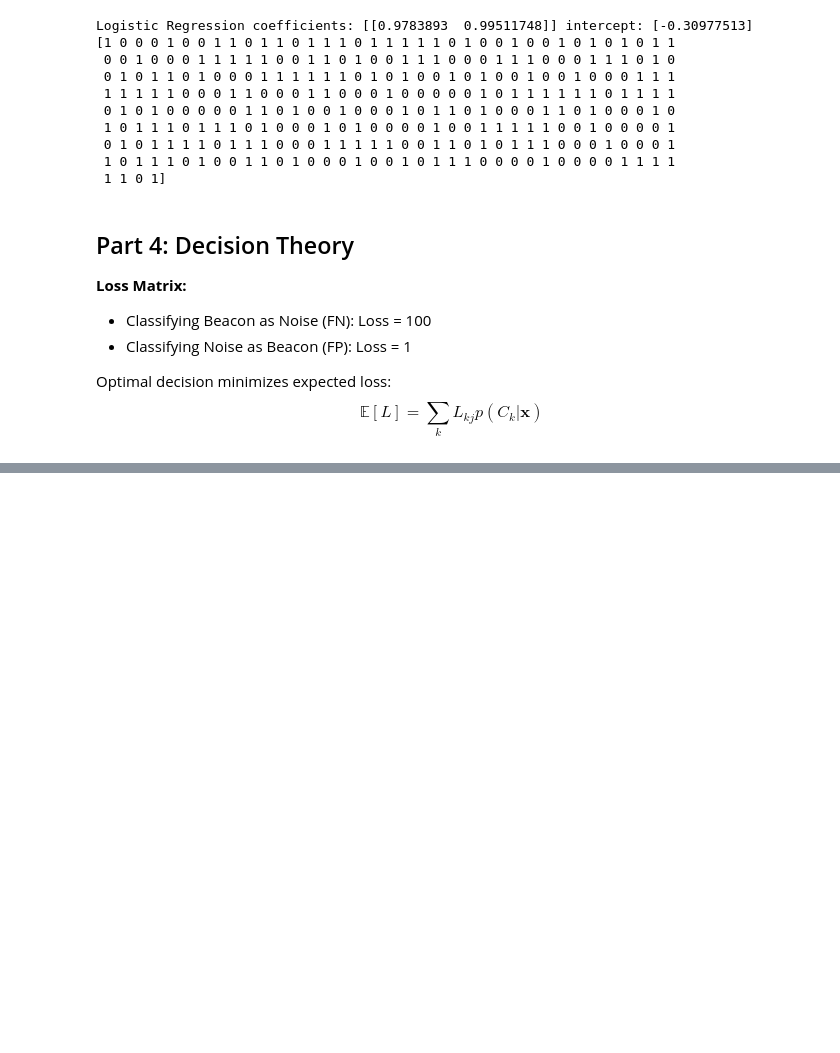
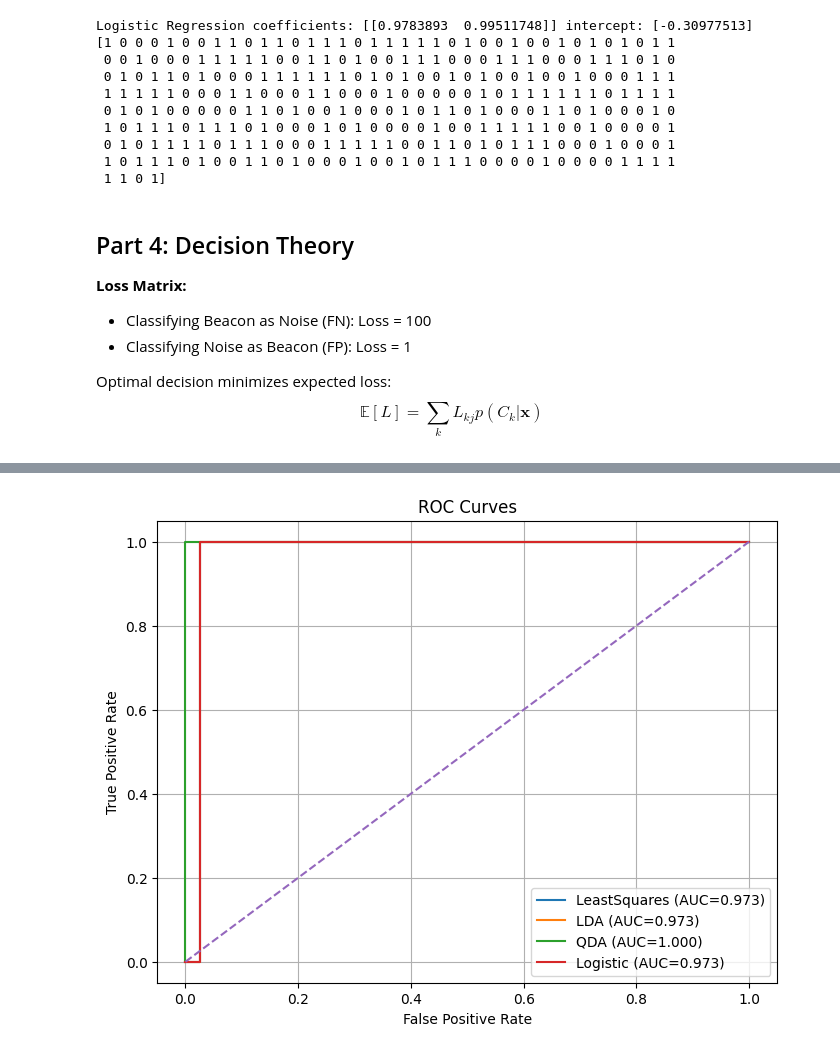
Before and after one commit to Deepaktetarwal/dl-from-scratch, a Jupyter notebook: classification.ipynb, the cells around one changed output, grey strips where cells are left out. Drawn from its saved outputs; the diff is of its cells as text; code cells hidden in the pictures; blank space fills up the shorter version.

Commit message:
classification assignment last part completed

```diff
--- a/classification.ipynb
+++ b/classification.ipynb
@@ -198,3 +197,102 @@ $$\mathbb{E}[L] = \sum_k L_{kj} p(C_k|\mathbf{x})$$
 # 2. Confusion Matrix
 # 3. Decision boundaries and datapoints
 # NOTE: You can use external libraries such as scikit-learn for this part
+
+
+asym_threshold = 1.0/101.0
+print("\nAsymmetric loss decision threshold for p(C1|x):", asym_threshold)
+
+# Apply threshold to logistic regression posterior (best calibrated)
+logreg_pred_asym = (logreg_prob_test >= asym_threshold).astype(int)
+
+models = {
+    'LeastSquares': (ls_prob_test, ls_pred_test),
+    'LDA': (lda_prob_test, lda_pred_test),
+    'QDA': (qda_prob_test, qda_pred_test),
+    'Logistic': (logreg_prob_test, logreg_pred_test)
+}
+
+# Print test performance metrics
+for name, (probs, preds) in models.items():
+    acc = accuracy_score(y_test, preds)
+    print(f"\n{name} Accuracy: {acc:.4f}")
+    print(classification_report(y_test, preds, digits=4))
+
+# Logistic with asymmetric decision
+print("\nLogistic (asymmetric loss) accuracy:", accuracy_score(y_test, logreg_pred_asym))
+print(confusion_matrix(y_test, logreg_pred_asym))
+
+# ROC curves and AUCs
+plt.figure(figsize=(8,6))
+for name, (probs, preds) in models.items():
+    fpr, tpr, _ = roc_curve(y_test, probs)
+    roc_auc = auc(fpr, tpr)
+    plt.plot(fpr, tpr, label=f"{name} (AUC={roc_auc:.3f})")
+plt.plot([0,1],[0,1], linestyle='--')
+plt.title("ROC Curves")
+plt.xlabel("False Positive Rate")
+plt.ylabel("True Positive Rate")
+plt.legend()
+plt.grid(True)
+plt.show()
+
+for name, (probs, preds) in models.items():
+    cm = confusion_matrix(y_test, preds)
+    disp = ConfusionMatrixDisplay(confusion_matrix=cm, display_labels=['Noise(0)','Beacon(1)'])
+    fig, ax = plt.subplots(figsize=(4,3))
+    disp.plot(ax=ax, cmap=None, colorbar=False)
+    ax.set_title(f"Confusion Matrix: {name}")
+    plt.show()
+
+# Prepare grid
+xx = np.linspace(X[:,0].min()-1, X[:,0].max()+1, 300)
+yy = np.linspace(X[:,1].min()-1, X[:,1].max()+1, 300)
+XX, YY = np.meshgrid(xx, yy)
+grid = np.column_stack([XX.ravel(), YY.ravel()])
+
+# LS boundary: linear W (bias included)
+phi_grid = add_bias(grid)
+ls_scores = phi_grid @ W
+ls_probs_grid = 1.0/(1.0 + np.exp(-ls_scores))
+
+# LDA boundary
+lda_scores_grid = lda_decision_function(grid)
+lda_probs_grid = 1.0/(1.0 + np.exp(-lda_scores_grid))
+
+# QDA boundary via log posterior ratio
+qda_scores_grid = qda_log_posterior_ratio(grid)
+qda_probs_grid = 1.0/(1.0 + np.exp(-qda_scores_grid))
+
+# Logistic grid
+logreg_probs_grid = clf.predict_proba(grid)[:,1]
+
+# Plot function to draw boundary and scatter
+def plot_boundary(probs_grid, title):
+    Z = probs_grid.reshape(XX.shape)
+    plt.figure(figsize=(6,5))
+    # Contour for decision boundary at p=0.5
+    cs = plt.contour(XX, YY, Z, levels=[0.5], linewidths=2)
+    plt.scatter(X_train[y_train==0,0], X_train[y_train==0,1], marker='o', alpha=0.5, label='Noise (train)')
+    plt.scatter(X_train[y_train==1,0], X_train[y_train==1,1], marker='x', alpha=0.5, label='Beacon (train)')
+    plt.scatter(outliers[:,0], outliers[:,1], marker='s', s=60, edgecolor='k', label='Outliers', facecolors='none')
+    plt.title(title)
+    plt.xlabel("Intensity")
+    plt.ylabel("Frequency Stability")
+    plt.legend()
+    plt.show()
+
+plot_boundary(ls_probs_grid, "Decision Boundary - Least Squares (p>=0.5)")
+plot_boundary(lda_probs_grid, "Decision Boundary - LDA (shared covariance) - p>=0.5")
+plot_boundary(qda_probs_grid, "Decision Boundary - QDA (separate covariances) - p>=0.5")
+plot_boundary(logreg_probs_grid, "Decision Boundary - Logistic Regression - p>=0.5")
+
+# Also show logistic decision boundary with asymmetric threshold
+logreg_probs_grid_asym = logreg_probs_grid >= asym_threshold
+plt.figure(figsize=(6,5))
+plt.contour(XX, YY, logreg_probs_grid_asym.reshape(XX.shape), levels=[0.5], linewidths=2)
+plt.scatter(X_train[y_train==0,0], X_train[y_train==0,1], marker='o', alpha=0.5, label='Noise (train)')
+plt.scatter(X_train[y_train==1,0], X_train[y_train==1,1], marker='x', alpha=0.5, label='Beacon (train)')
+plt.title(f"Logistic Decision (Asymmetric Loss) threshold={asym_threshold:.4f}")
+plt.legend()
+plt.show()
+# %% [output]
@@ -200,0 +316 @@ $$\mathbb{E}[L] = \sum_k L_{kj} p(C_k|\mathbf{x})$$
+[figure, added]
```
Also changed, not shown: parts of 4 cells of this notebook.
